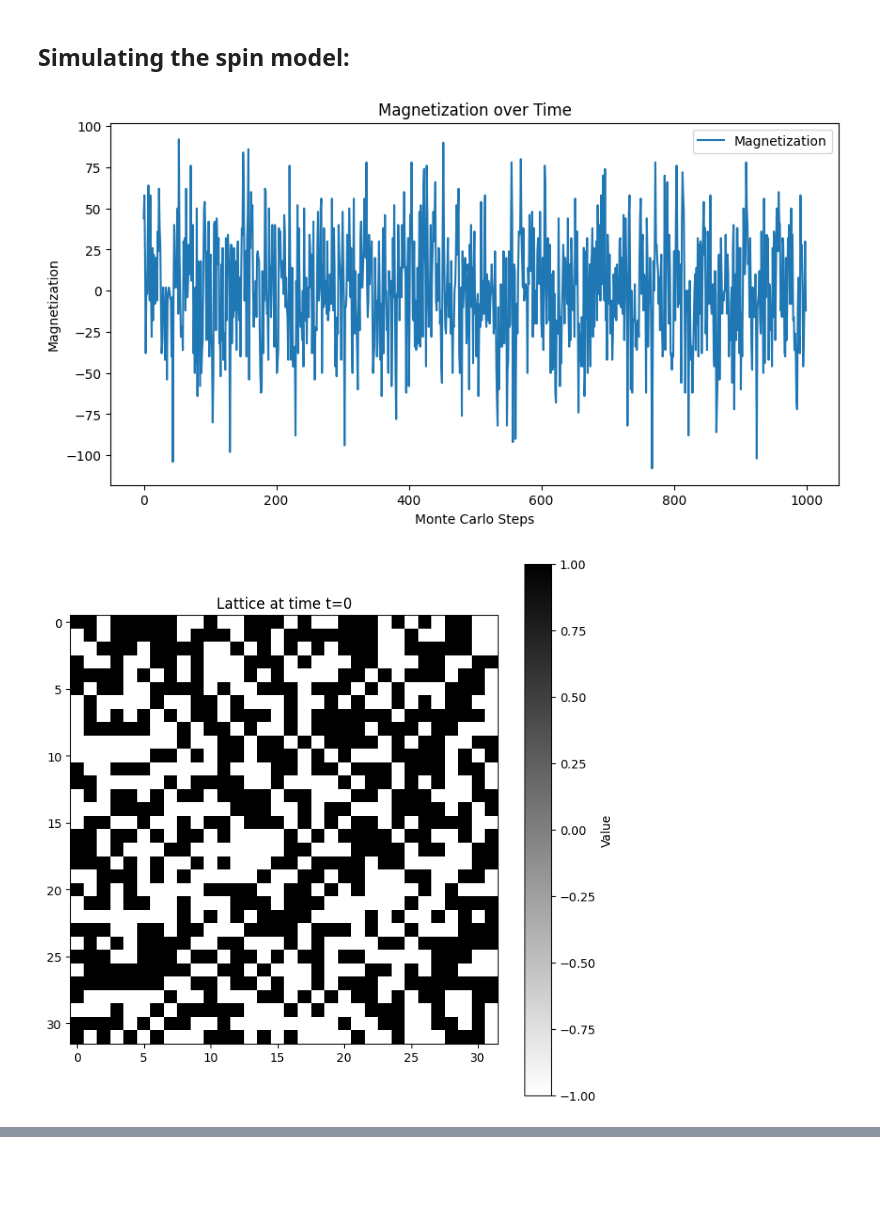
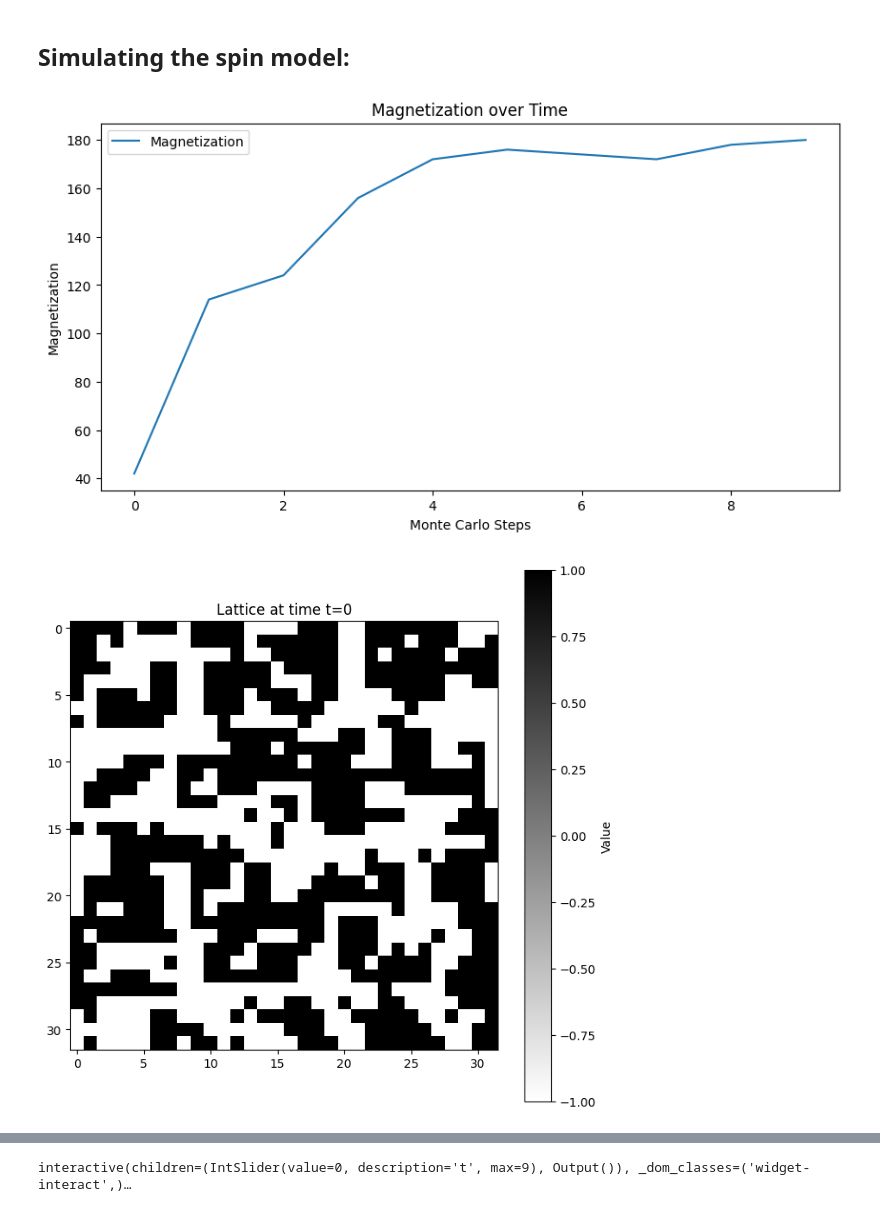
Before and after one commit to eghirardo/ising-markets, a Jupyter notebook: Code/Bornholdt.ipynb, the cells around one changed output, grey strips where cells are left out. Drawn from its saved outputs; the diff is of its cells as text; code cells hidden in the pictures; blank space fills up the shorter version.

Commit message:
added interactive plot for 2d lattice

```diff
--- a/Code/Bornholdt.ipynb
+++ b/Code/Bornholdt.ipynb
@@ -40,34 +41,39 @@ class SpinMarketModel:
             self.metropolis_step()
             spin_series.append(np.copy(self.spins))
         return spin_series
 
     def plot_magnetization(self, spin_series):
         """Plot the time series of magnetization"""
         magnetization_series = [np.sum(spin) for spin in spin_series]
         plt.figure(figsize=(10, 5))
         plt.plot(magnetization_series, label="Magnetization")
         plt.xlabel("Monte Carlo Steps")
         plt.ylabel("Magnetization")
         plt.title("Magnetization over Time")
         plt.legend()
         plt.show()
 
     def plot_lattice(self, spin_series, t):
         """
         Plots the 2D lattice at time t.
         """
         plt.figure(figsize=(8, 8))
         plt.imshow(spin_series[t], cmap='binary', interpolation='none')
         plt.title(f'Lattice at time t={t}')
         plt.colorbar(label='Value')
         plt.show()
 
+    def interactive_plot(self, spin_series):
+        interact(lambda t: self.plot_lattice(spin_series, t), t=IntSlider(min=0, max=len(spin_series)-1, step=1, value=0))
+
+
 # Running the simulation
-model = SpinMarketModel(size=32, J=1, alpha=4, T=2, steps=1000, local_field_func=local_field)
+model = SpinMarketModel(size=32, J=-1, alpha=4, T=0.5, steps=10, local_field_func=local_field)
 spin_series = model.run_simulation()
 model.plot_magnetization(spin_series)
 model.plot_lattice(spin_series=spin_series, t=0)
-model.plot_lattice(spin_series=spin_series, t=999)
+# model.plot_lattice(spin_series=spin_series, t=999)
+model.interactive_plot(spin_series)
 # %% [output]
-[figure, old version]
+[figure, new version]
-[figure, old version]
+[figure, new version]
@@ -74,0 +80 @@ model.plot_lattice(spin_series=spin_series, t=999)
+interactive(children=(IntSlider(value=0, description='t', max=9), Output()), _dom_classes=('widget-interact',)…
```
Also changed, not shown: parts of 2 cells of this notebook, 1 other file.
